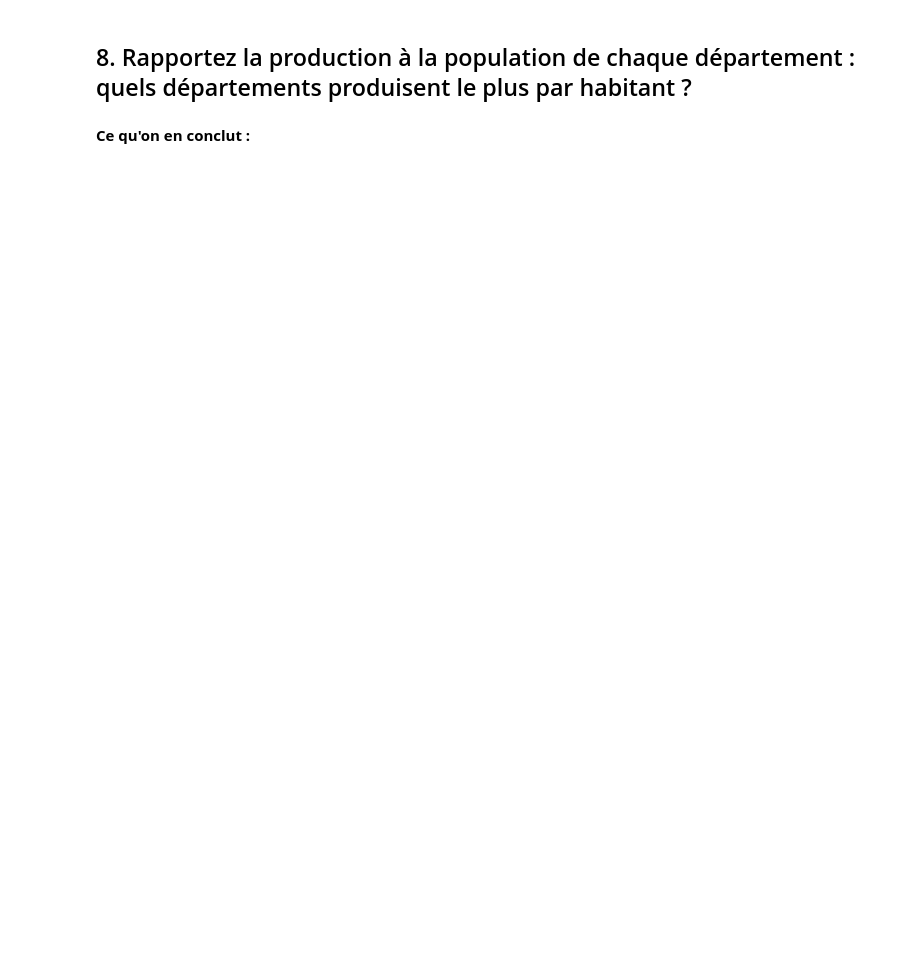
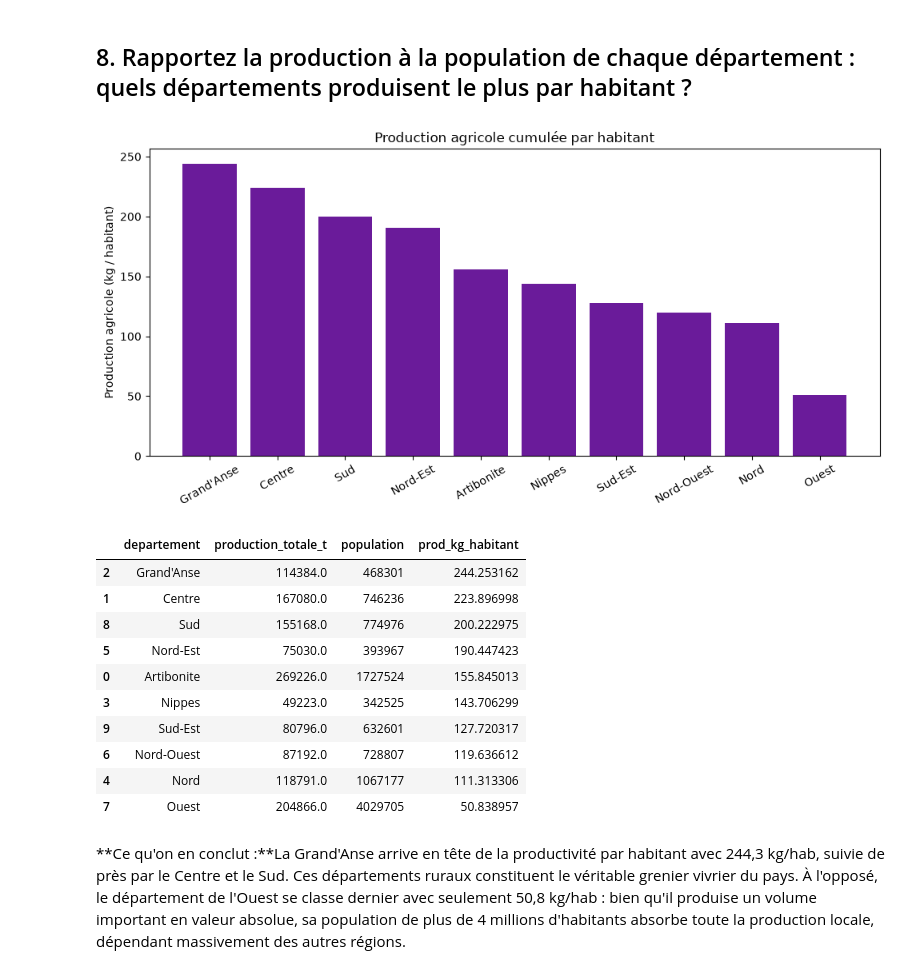
Before and after one commit to desirlloyd/projet-data-recoltes, a Jupyter notebook: exploration.ipynb, the cells around one changed output. Cells and saved outputs as stored; diff of their text form; code cells hidden in the pictures; blank space fills up the shorter version.

```diff
--- a/exploration.ipynb
+++ b/exploration.ipynb
@@ -255,7 +314,38 @@ Les meilleurs rendements varient selon l'adaptation géographique des plantes :
 # %% [markdown]
 ## 8. Rapportez la production à la population de chaque département : quels départements produisent le plus par habitant ?
+# %%
+dep_prod = complet.groupby('departement').agg(
+    production_totale_t=('production_t', 'sum'),
+    population=('population', 'first')
+).reset_index()
+
+dep_prod['prod_kg_habitant'] = (dep_prod['production_totale_t'] * 1000) / dep_prod['population']
+dep_prod = dep_prod.sort_values('prod_kg_habitant', ascending=False)
+
+plt.figure(figsize=(10, 5))
+plt.bar(dep_prod['departement'], dep_prod['prod_kg_habitant'], color='#6A1B9A')
+plt.ylabel("Production agricole (kg / habitant)")
+plt.title("Production agricole cumulée par habitant")
+plt.xticks(rotation=30)
+plt.tight_layout()
+plt.show()
+
+display(dep_prod)
+# %% [output]
+[figure, added]
+|  | departement | production_totale_t | population | prod_kg_habitant |
+| 2 | Grand'Anse | 114384.0 | 468301 | 244.253162 |
+| 1 | Centre | 167080.0 | 746236 | 223.896998 |
+| 8 | Sud | 155168.0 | 774976 | 200.222975 |
+| 5 | Nord-Est | 75030.0 | 393967 | 190.447423 |
+| 0 | Artibonite | 269226.0 | 1727524 | 155.845013 |
+| 3 | Nippes | 49223.0 | 342525 | 143.706299 |
+| 9 | Sud-Est | 80796.0 | 632601 | 127.720317 |
+| 6 | Nord-Ouest | 87192.0 | 728807 | 119.636612 |
+| 4 | Nord | 118791.0 | 1067177 | 111.313306 |
+| 7 | Ouest | 204866.0 | 4029705 | 50.838957 |
 # %% [markdown]
-**Ce qu'on en conclut :**
+**Ce qu'on en conclut :**La Grand'Anse arrive en tête de la productivité par habitant avec 244,3 kg/hab, suivie de près par le Centre et le Sud. Ces départements ruraux constituent le véritable grenier vivrier du pays. À l'opposé, le département de l'Ouest se classe dernier avec seulement 50,8 kg/hab : bien qu'il produise un volume important en valeur absolue, sa population de plus de 4 millions d'habitants absorbe toute la production locale, dépendant massivement des autres régions.
 # %% [markdown]
 ## 9. Conclusion
 
```
Also changed, not shown: parts of 5 cells of this notebook.
